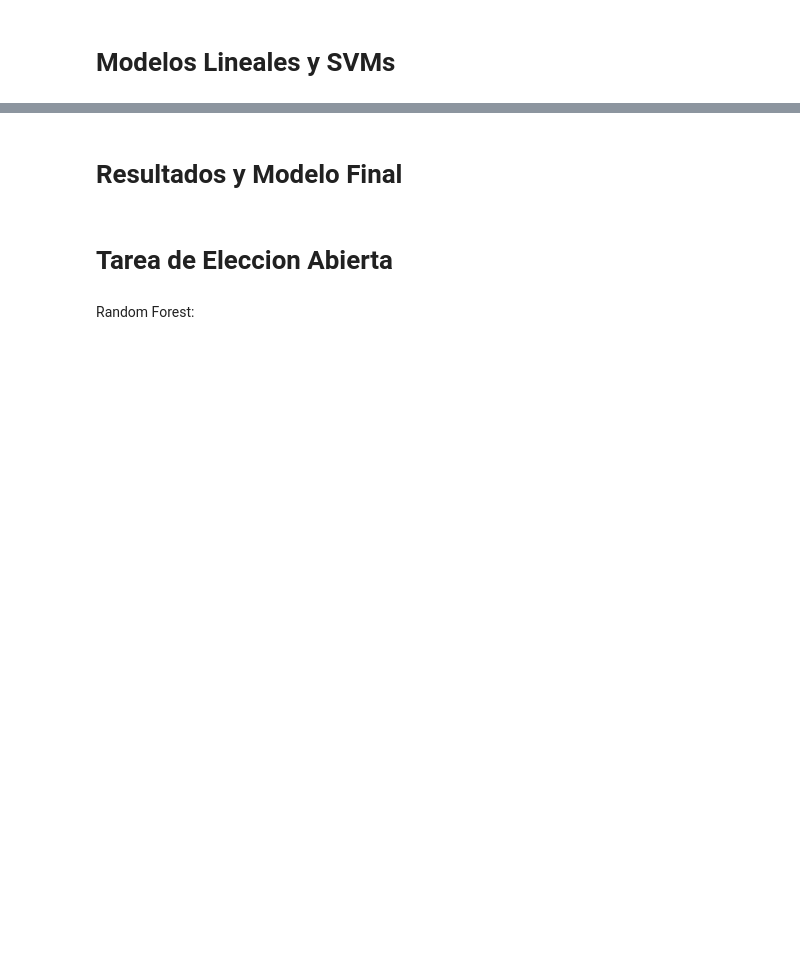
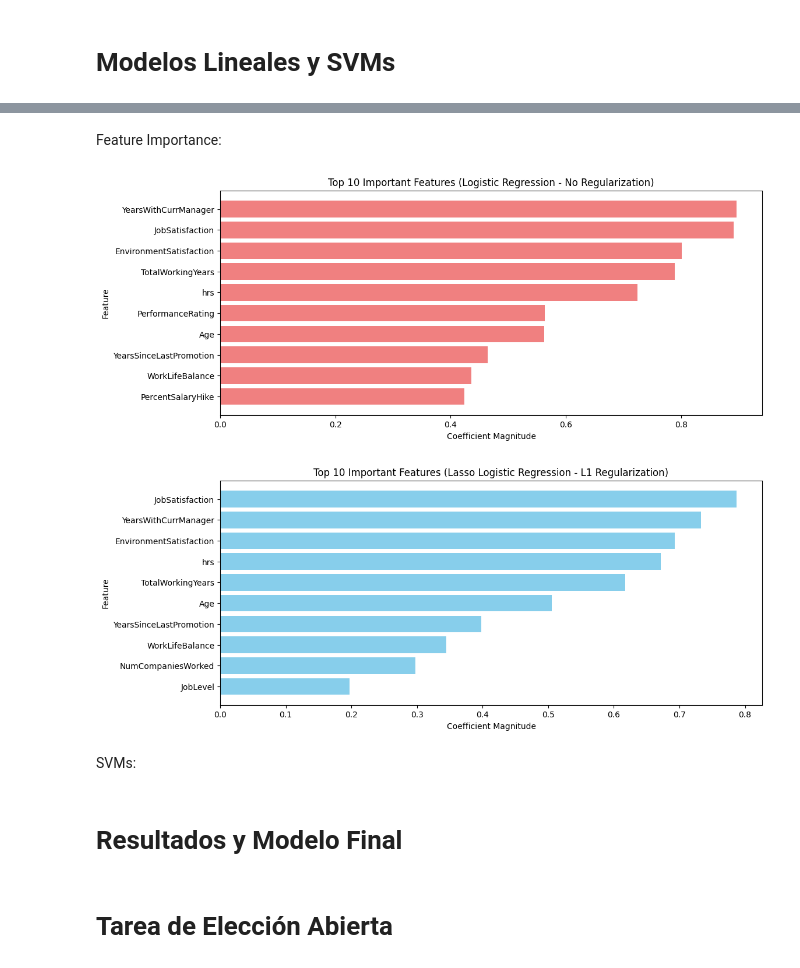
Before and after one commit to 100495982/ML_G84_Grupo2, a Jupyter notebook: primera_práctica.ipynb, the cells around one changed output, grey strips where cells are left out. Drawn from its saved outputs; the diff is of its cells as text; code cells hidden in the pictures; blank space fills up the shorter version.

Commit message:
modelos lineales y random forests

```diff
--- a/primera_práctica.ipynb
+++ b/primera_práctica.ipynb
@@ -521,6 +671,62 @@ plt.show()
+# %% [markdown]
+Feature Importance:
+# %%
+import numpy as np
+import matplotlib.pyplot as plt
+
+# Ensure feature names are available
+if isinstance(X_train, np.ndarray):
+    feature_names = [f"Feature {i}" for i in range(X_train.shape[1])]  # Generic names if NumPy array
+else:
+    feature_names = X_train.columns  # If Pandas DataFrame
+
+# Extract coefficients
+log_reg_coeffs = best_log_reg_model.coef_[0]  # No regularization
+lasso_log_reg_coeffs = best_lasso_log_reg_model.coef_[0]  # L1 regularization
+
+# Get absolute values for importance
+log_reg_importance = np.abs(log_reg_coeffs)
+lasso_log_reg_importance = np.abs(lasso_log_reg_coeffs)
+
+# Match feature names with importance
+feature_importance_log_reg = dict(zip(feature_names, log_reg_importance))
+feature_importance_lasso_log_reg = dict(zip(feature_names, lasso_log_reg_importance))
+
+# Sort features by importance (descending order)
+sorted_log_reg_importance = sorted(feature_importance_log_reg.items(), key=lambda x: x[1], reverse=True)
+sorted_lasso_log_reg_importance = sorted(feature_importance_lasso_log_reg.items(), key=lambda x: x[1], reverse=True)
+
+# Select top 10 features for each model
+top_features_log_reg = sorted_log_reg_importance[:10]
+top_features_lasso_log_reg = sorted_lasso_log_reg_importance[:10]
+
+# Convert to lists for plotting
+features_log, importance_log = zip(*top_features_log_reg)
+features_lasso, importance_lasso = zip(*top_features_lasso_log_reg)
+
+# Plot Logistic Regression (No Regularization)
+plt.figure(figsize=(12, 5))
+plt.barh(features_log, importance_log, color='lightcoral')
+plt.xlabel("Coefficient Magnitude")
+plt.ylabel("Feature")
+plt.title("Top 10 Important Features (Logistic Regression - No Regularization)")
+plt.gca().invert_yaxis()
+plt.show()
+
+# Plot Lasso Logistic Regression (L1 Regularization)
+plt.figure(figsize=(12, 5))
+plt.barh(features_lasso, importance_lasso, color='skyblue')
+plt.xlabel("Coefficient Magnitude")
+plt.ylabel("Feature")
+plt.title("Top 10 Important Features (Lasso Logistic Regression - L1 Regularization)")
+plt.gca().invert_yaxis()
+plt.show()
+# %% [output]
+[figure, added]
+[figure, added]
+# %% [markdown]
+SVMs:
 # %% [markdown]
 # Resultados y Modelo Final
 # %% [markdown]
-# Tarea de Eleccion Abierta
+# Tarea de Elección Abierta
-# %% [markdown]
-Random Forest:
```
Also changed, not shown: parts of 20 cells of this notebook.
